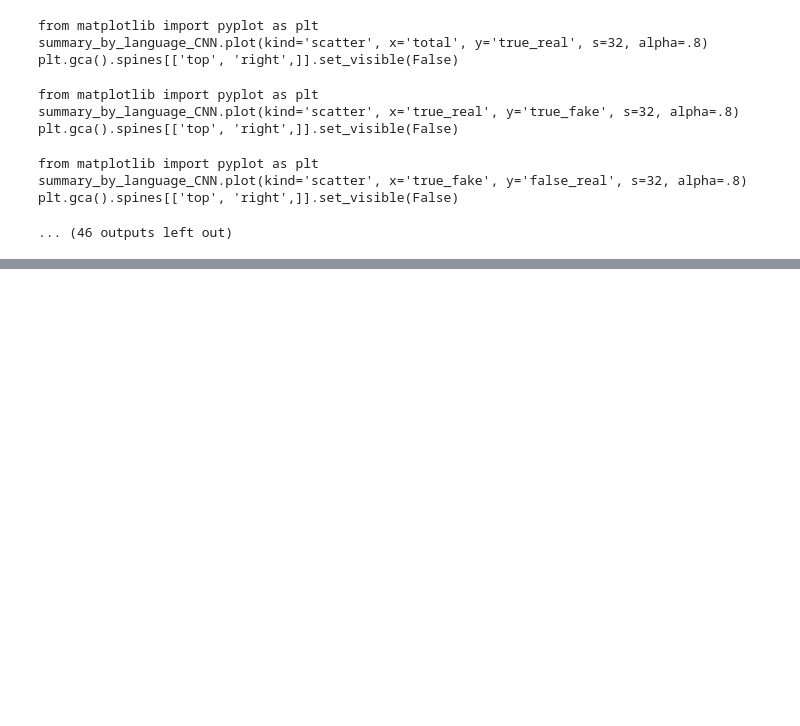
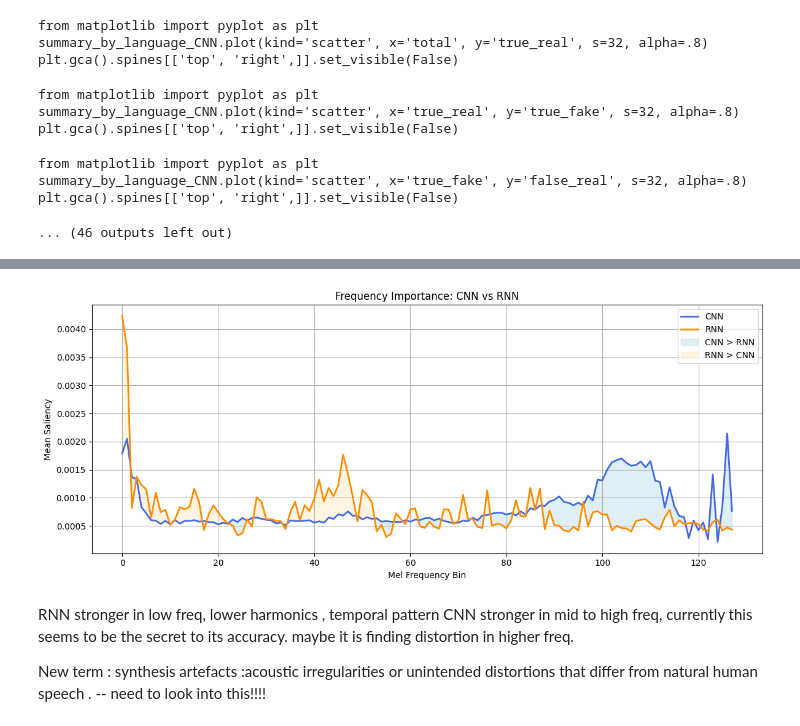
Before and after one commit to Nimsaa/deepfake_thesis, a Jupyter notebook: thesis1.ipynb, the cells around one changed output, grey strips where cells are left out. Saved outputs shown, nothing was run; the diff lists cells and outputs as text; code cells hidden in the pictures; blank space fills up the shorter version.

```diff
--- a/thesis1.ipynb
+++ b/thesis1.ipynb
@@ -1268,0 +1576,39 @@ summary_by_language_CNN.to_csv("/content/drive/MyDrive/odss/summary_by_language_
+# %%
+import numpy as np
+
+rnn_saliency = np.load("/content/drive/MyDrive/odss/rnn_mean_freq_saliency.npy")
+cnn_saliency = np.load("/content/drive/MyDrive/odss/cnn_mean_freq_saliency.npy")
+# %%
+import matplotlib.pyplot as plt
+
+plt.figure(figsize=(12, 5))
+
+# Plot curves
+plt.plot(cnn_saliency, label="CNN", color='royalblue', linewidth=2)
+plt.plot(rnn_saliency, label="RNN", color='darkorange', linewidth=2)
+
+# Highlight difference areas
+difference = np.abs(cnn_saliency - rnn_saliency)
+plt.fill_between(range(len(difference)), cnn_saliency, rnn_saliency,
+                 where=cnn_saliency > rnn_saliency,
+                 interpolate=True, color='lightblue', alpha=0.4, label="CNN > RNN")
+
+plt.fill_between(range(len(difference)), cnn_saliency, rnn_saliency,
+                 where=cnn_saliency < rnn_saliency,
+                 interpolate=True, color='moccasin', alpha=0.4, label="RNN > CNN")
+
+# Labels and formatting
+plt.title("Frequency Importance: CNN vs RNN")
+plt.xlabel("Mel Frequency Bin")
+plt.ylabel("Mean Saliency")
+plt.legend(loc="upper right")
+plt.grid(True)
+plt.tight_layout()
+plt.show()
+# %% [output]
+[figure, added]
+# %% [markdown]
+RNN stronger in low freq,  lower harmonics , temporal pattern
+CNN stronger in mid to high freq, currently this seems to be the secret to its accuracy.  maybe it is finding distortion in higher freq.
+
+New term : synthesis artefacts :acoustic irregularities or unintended distortions that differ from natural human speech .  -- need to look into this!!!!
```
Also changed, not shown: parts of 48 cells of this notebook.
